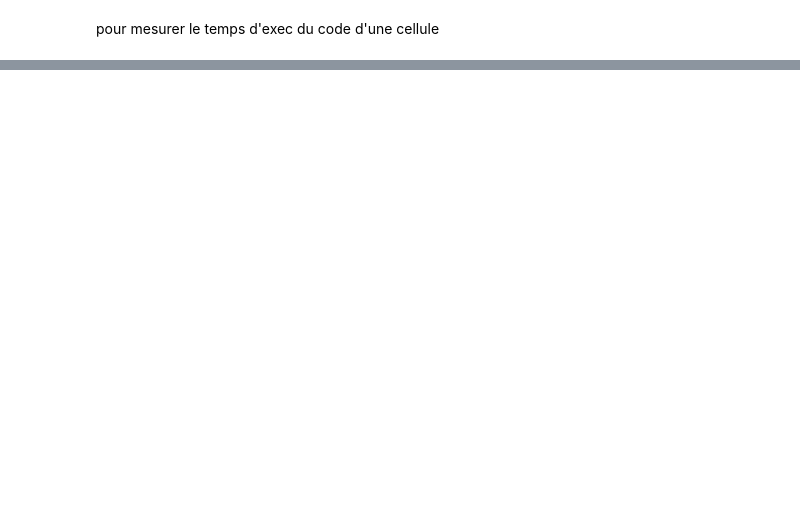
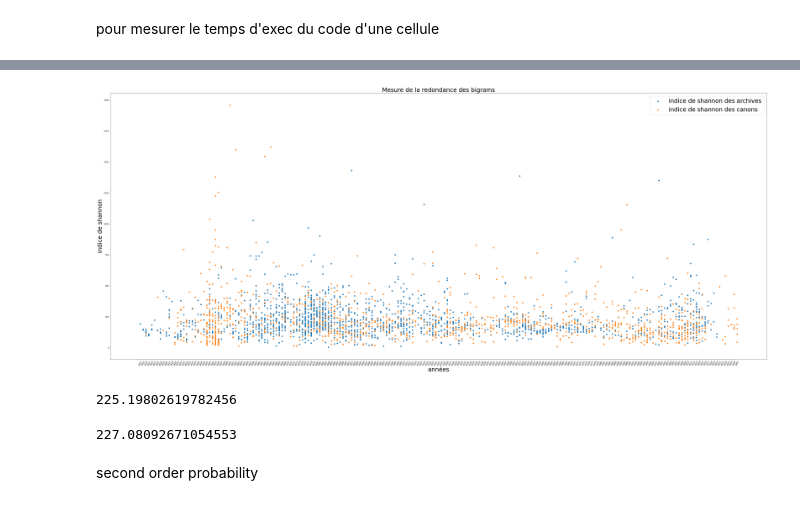
Before and after one commit to crazyjeannot/canons, a Jupyter notebook: ngram_redundancy.ipynb, the cells around one changed output, grey strips where cells are left out. Cells and saved outputs as stored; diff of their text form; code cells hidden in the pictures; blank space fills up the shorter version.

```diff
--- a/ngram_redundancy.ipynb
+++ b/ngram_redundancy.ipynb
@@ -130,0 +230,21 @@ print clean_text
+# %%
+canon = False
+annee_canon = []
+annee_archive = []
+shannon_canon = []
+shannon_archive = []
+for doc in glob('corpus_master/*.xml'):
+    doc_name = path.splitext(path.basename(doc))[0]
+    date = doc_name.split("_")[0]
+    print(doc_name)
+    # execution des fonctions
+    list_lemma, canon = lemmatize(doc)
+    list_bigram = bigrammize(list_lemma)
+    indice_shannon = shannon_diversity(list_bigram)
+    print(indice_shannon)
+    if canon:
+        shannon_canon.append(indice_shannon)
+        annee_canon.append(date)
+    else:
+        shannon_archive.append(indice_shannon)
+        annee_archive.append(date)
@@ -130,0 +269,23 @@ print clean_text
+# %%
+plt.figure(figsize=(60,25))
+plt.scatter(annee_archive, shannon_archive, label = 'indice de shannon des archives')
+plt.scatter(annee_canon, shannon_canon, label = 'indice de shannon des canons')
+plt.ylabel('indice de shannon', fontsize=30)
+plt.xlabel('années', fontsize=30)
+plt.xticks(rotation=60)
+
+plt.title('Mesure de la redondance des bigrams', fontsize=30)
+plt.legend(prop={'size': 30})
+plt.show()
+# %% [output]
+[figure, added]
+# %%
+sum(shannon_archive)/len(shannon_archive)
+# %% [output]
+225.19802619782456
+# %%
+sum(shannon_canon)/len(shannon_canon)
+# %% [output]
+227.08092671054553
+# %% [markdown]
+second order probability
```
Also changed, not shown: parts of 23 cells of this notebook.
